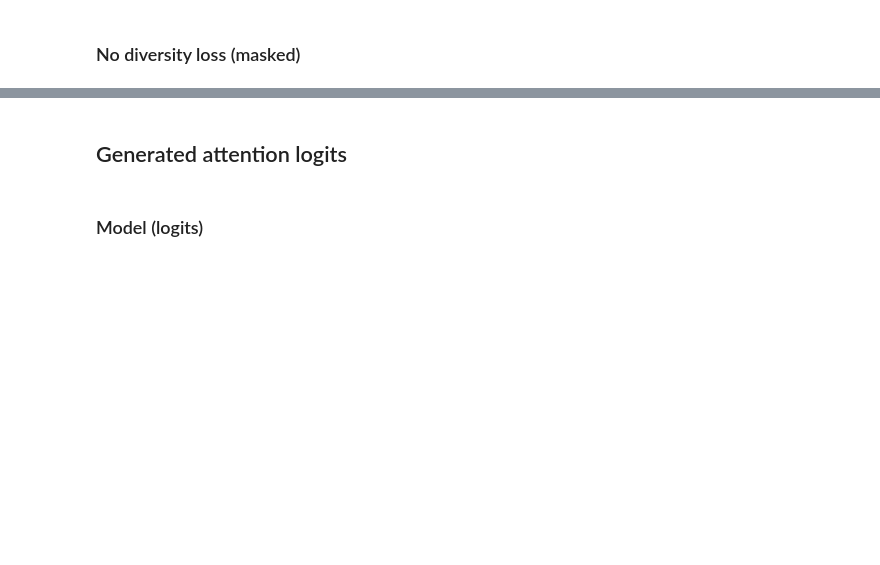
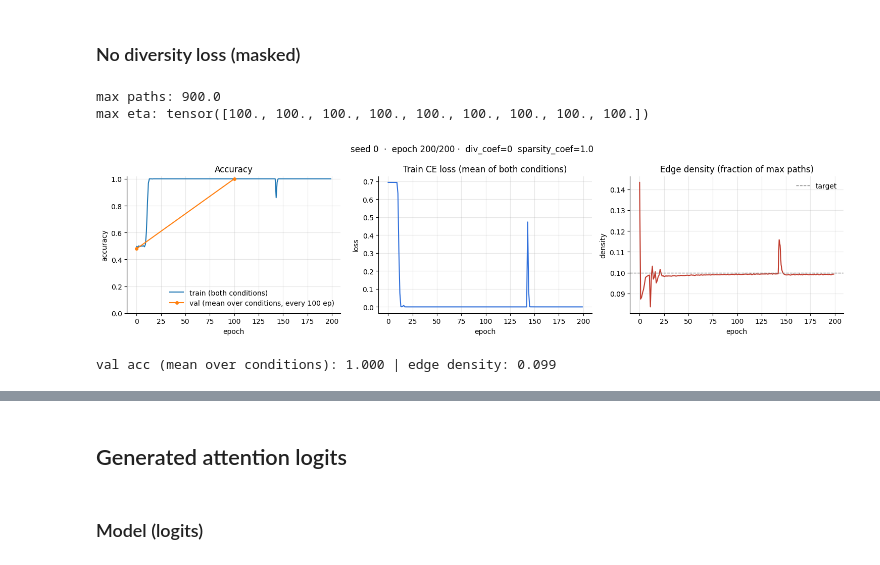
Before and after one commit to aryangarg794/sparse-ood-generalization, a Jupyter notebook: notebooks/basic_multimodality.ipynb, the cells around one changed output, grey strips where cells are left out. Cells and saved outputs as stored; diff of their text form; code cells hidden in the pictures; blank space fills up the shorter version.

Commit message:
rank matrices + some masking changes

```diff
--- a/notebooks/basic_multimodality.ipynb
+++ b/notebooks/basic_multimodality.ipynb
@@ -796,9 +805,10 @@ def train(args, seed=0, plot=True, progress=None):
         div_coef = anneal_coef(epoch, args.div_anneal_start, args.div_anneal_end,
                                args.div_coef_start, args.div_coef_end) if args.div_anneal \
             else args.diversity_coef
-        # Linear LR annealing
-        # for param_group in optimizer.param_groups:
-        #     param_group['lr'] = args.learning_rate * (1-(epoch/args.epochs))
+        # Linear LR annealing from learning_rate to lr_min (None = constant LR)
+        if args.lr_min is not None:
+            for param_group in optimizer.param_groups:
+                param_group['lr'] = args.lr_min + (args.learning_rate - args.lr_min) * (1-(epoch/args.epochs))
         model.train()
 
         train_loss = 0.0
@@ -829,7 +839,7 @@ def train(args, seed=0, plot=True, progress=None):
             acc+=(to_pred(predictions) == y_batch).float().sum().item()
 
             diversity_loss, div_raw = diversity_loss_fn(w1, w2, args.div_type, div_floor, mass=2 ** args.num_layers,
-                                                        alpha=args.div_smooth)
+                                                        alpha=args.div_smooth, normalize=args.div_normalize)
             ent_loss = entropy_loss(w1) + entropy_loss(w2)
             # 'mask' has no path masks here, so the structural descriptor is eta.
             # contrast_label restricts the contrast to one label, e.g. y=1 where both rules' cues are present.
@@ -2773,26 +4818,46 @@ KeyboardInterrupt:
 # %%
 import torch
 import numpy as np
 
 args = MaskedArgs()
-args.batch_size = 512
-args.epochs = 300
+args.batch_size = 256
+args.epochs = 200
 args.learning_rate = 3e-4
-args.max_grad_norm = 100.0
-args.num_train = 4000
-div_type: str = 'abs'
+args.max_grad_norm = 10000.0
+args.num_val = 200
+args.num_train = 8000
+args.share_wv = False
+args.hyper_bias_init = False   # read by MaskedTransformerAgent but missing from the masked section's Args
 
+args.div_type = 'product'
+args.div_smooth = 0.01
 args.diversity_coef = 0.0
-args.sparsity_coef = 0.0
-args.entropy_coef = 0.0
+args.sparsity_coef = 1.0
 args.mask_bias = 0.5
-args.target_density = 0.01
+args.rank = 1
+args.separate_mask = False
+args.target_density = 0.1
+args.sparsity_floor = 'squared'
+
+args.div_anneal = False
+args.div_anneal_start = 0
+args.div_anneal_end = 0
+args.div_coef_start = 0.0
+args.div_coef_end = 0.1
+args.div_target = 0.05
+args.div_floor = 'squared'
+
 args.loss = 'ce'
 args.width = 3
-args.num_layers = 3
+args.num_layers = 2
 
-val_acc_masked_nodiv, test_accs_masked_nodiv, model_masked_nodiv = train_masked(args, seed=4)
+val_acc_masked_nodiv, test_accs_masked_nodiv, model_masked_nodiv = train_masked(args, seed=0)
 print(f"val acc (mean over conditions): {val_acc_masked_nodiv:.3f} | edge density: {model_masked_nodiv.last_density:.3f}")
+# %% [output]
+max paths: 900.0
+max eta: tensor([100., 100., 100., 100., 100., 100., 100., 100., 100.])
+[figure, added]
+val acc (mean over conditions): 1.000 | edge density: 0.099
 # %%
 from sparse_generalization.data.shapes.constants import SHAPES_TO_IDX
 
```
Also changed, not shown: parts of 31 cells of this notebook.
